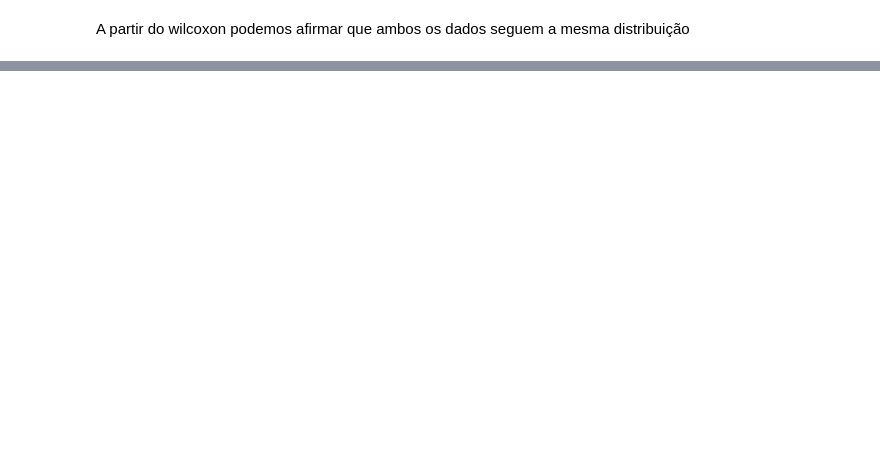
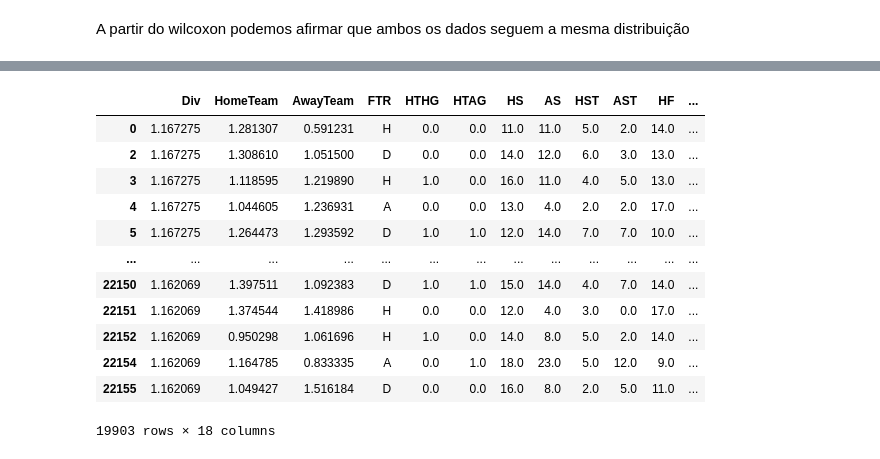
Before and after one commit to matheusalb/Veva365, a Jupyter notebook: Projeto 1.ipynb, the cells around one changed output, grey strips where cells are left out. Cells and saved outputs as stored; diff of their text form; code cells hidden in the pictures; blank space fills up the shorter version.

```diff
--- a/Projeto 1.ipynb
+++ b/Projeto 1.ipynb
@@ -728,0 +743,4 @@ sns.displot(pared_test)
+# %%
+df_bk = df.copy()
+# %%
+df = df_bk[['Div', 'Date', 'HomeTeam', 'AwayTeam', 'FTR', 'HTHG', 'HTAG', 'HS', 'AS', 'HST', 'AST', 'HF', 'AF', 'HC', 'AC', 'HY', 'AY', 'HR', 'AR']]
@@ -728,0 +766,2 @@ sns.displot(pared_test)
+# %%
+df_bk2 = df.copy()
@@ -728,0 +774,23 @@ sns.displot(pared_test)
+# %%
+from category_encoders.cat_boost import CatBoostEncoder
+
+cbe_encoder = CatBoostEncoder(cols=['Div', 'HomeTeam', 'AwayTeam'])
+cbe_encoder.fit(df_bk2, df_bk2[tgt_col].cat.codes)
+df = cbe_encoder.transform(df_bk2)
+df = df.drop('Date', 1)
+# %%
+df
+# %% [output]
+|  | Div | HomeTeam | AwayTeam | FTR | HTHG | HTAG | HS | AS | HST | AST | HF | ... |
+| 0 | 1.167275 | 1.281307 | 0.591231 | H | 0.0 | 0.0 | 11.0 | 11.0 | 5.0 | 2.0 | 14.0 | ... |
+| 2 | 1.167275 | 1.308610 | 1.051500 | D | 0.0 | 0.0 | 14.0 | 12.0 | 6.0 | 3.0 | 13.0 | ... |
+| 3 | 1.167275 | 1.118595 | 1.219890 | H | 1.0 | 0.0 | 16.0 | 11.0 | 4.0 | 5.0 | 13.0 | ... |
+| 4 | 1.167275 | 1.044605 | 1.236931 | A | 0.0 | 0.0 | 13.0 | 4.0 | 2.0 | 2.0 | 17.0 | ... |
+| 5 | 1.167275 | 1.264473 | 1.293592 | D | 1.0 | 1.0 | 12.0 | 14.0 | 7.0 | 7.0 | 10.0 | ... |
+| ... | ... | ... | ... | ... | ... | ... | ... | ... | ... | ... | ... | ... |
+| 22150 | 1.162069 | 1.397511 | 1.092383 | D | 1.0 | 1.0 | 15.0 | 14.0 | 4.0 | 7.0 | 14.0 | ... |
+| 22151 | 1.162069 | 1.374544 | 1.418986 | H | 0.0 | 0.0 | 12.0 | 4.0 | 3.0 | 0.0 | 17.0 | ... |
+| 22152 | 1.162069 | 0.950298 | 1.061696 | H | 1.0 | 0.0 | 14.0 | 8.0 | 5.0 | 2.0 | 14.0 | ... |
+| 22154 | 1.162069 | 1.164785 | 0.833335 | A | 0.0 | 1.0 | 18.0 | 23.0 | 5.0 | 12.0 | 9.0 | ... |
+| 22155 | 1.162069 | 1.049427 | 1.516184 | D | 0.0 | 0.0 | 16.0 | 8.0 | 2.0 | 5.0 | 11.0 | ... |
+19903 rows × 18 columns
```
Also changed, not shown: parts of 68 cells of this notebook.
